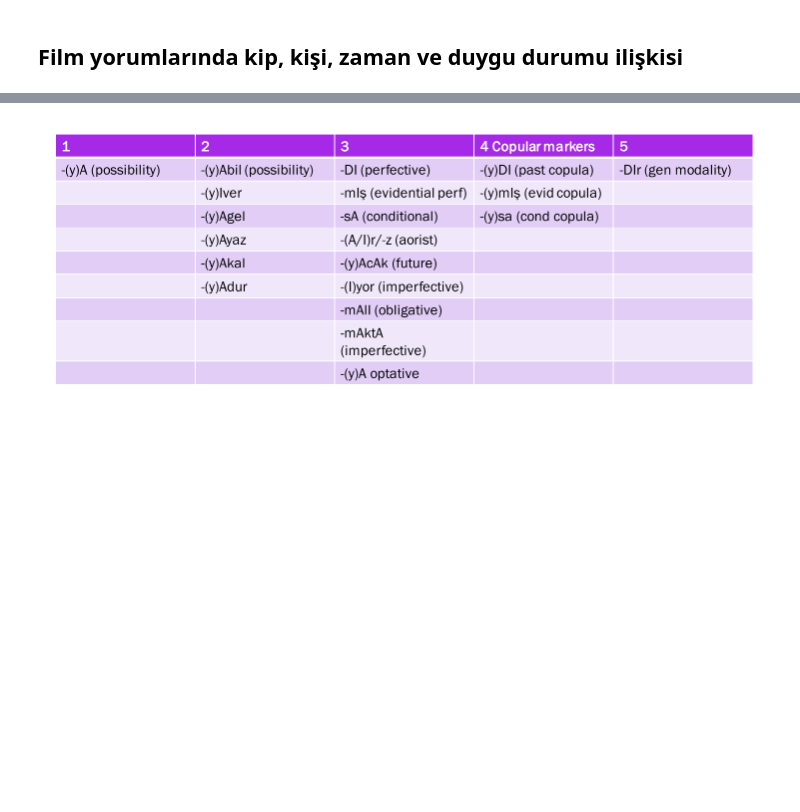
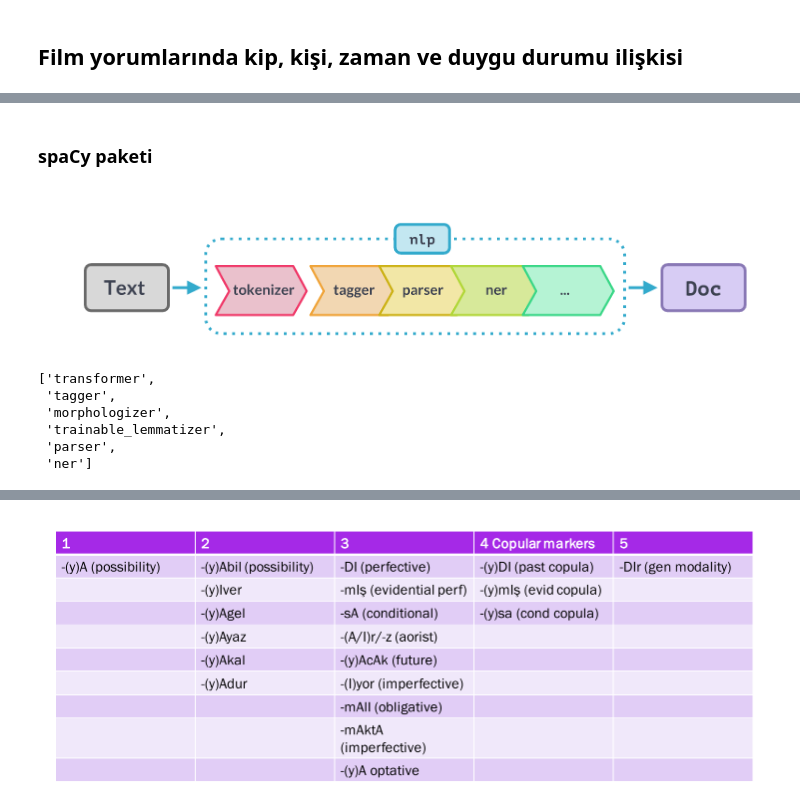
Before and after one commit to turkish-nlp-suite/dokuz-eylul-etkinlik, a Jupyter notebook: Film-yorumlari-ve-fiiller.ipynb, the cells around one changed output, grey strips where cells are left out. Saved outputs shown, nothing was run; the diff lists cells and outputs as text; code cells hidden in the pictures; blank space fills up the shorter version.

```diff
--- a/Film-yorumlari-ve-fiiller.ipynb
+++ b/Film-yorumlari-ve-fiiller.ipynb
@@ -4,0 +61,6 @@
+# %% [markdown]
+### spaCy paketi
+# %%
+display(Image(filename='assets/spacypipe.png'))
+# %% [output]
+[figure, added]
@@ -4,0 +69,9 @@
+# %%
+nlp.pipe_names
+# %% [output]
+['transformer',
+ 'tagger',
+ 'morphologizer',
+ 'trainable_lemmatizer',
+ 'parser',
+ 'ner']
```
Also changed, not shown: parts of 72 cells of this notebook.
